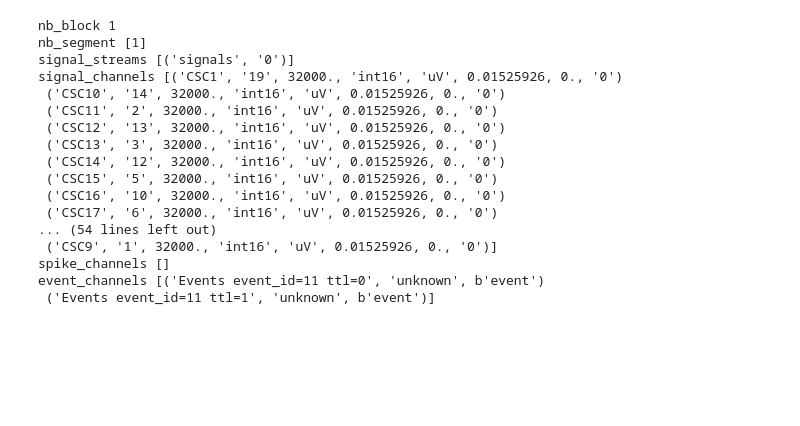
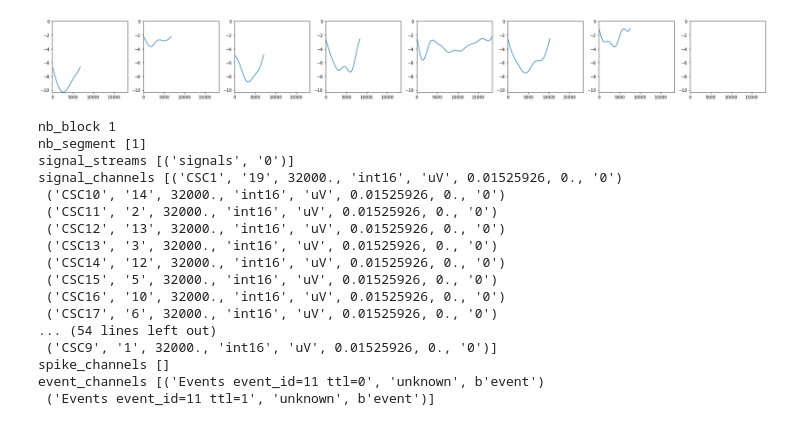
Before and after one commit to regevti/lfp_clustering, a Jupyter notebook: notebooks/pogona.ipynb, the cells around one changed output. Cells and saved outputs as stored; diff of their text form; code cells hidden in the pictures; blank space fills up the shorter version.

```diff
--- a/notebooks/pogona.ipynb
+++ b/notebooks/pogona.ipynb
@@ -20,3 +54,25 @@ Wall time: 16.8 s
+# %%
+def plot_peaks(cols=8):
+  rows = int(np.ceil(len(peaks)/cols))
+  fig, axes = plt.subplots(rows, cols, figsize=(25, 3*rows))
+  axes = axes.flatten()
+  xmax, xmin, ymax, ymin = 0, 0, 0, 0
+  for i, peak in enumerate(peaks):
+      v_ = v[int(properties['left_ips'][i]):int(properties['right_ips'][i])]
+      x_ = np.arange(0, len(v_))
+      axes[i].plot(x_, v_)
+      if min(v_) < ymin: ymin = min(v_)
+      if min(x_) < xmin: xmin = min(x_)
+      if max(v_) > ymax: ymax = max(v_)
+      if max(x_) > xmax: xmax = max(x_)
+  for ax in axes:
+      ax.set_xlim([xmin, xmax])
+      ax.set_ylim([ymin, ymax])
+  fig.tight_layout()
+
+plot_peaks()
+# %% [output]
+[figure, added]
 # %%
 for k, v in rd.reader.header.items():
   print(k, v)
```
Also changed, not shown: parts of 5 cells of this notebook, 5 other files.
